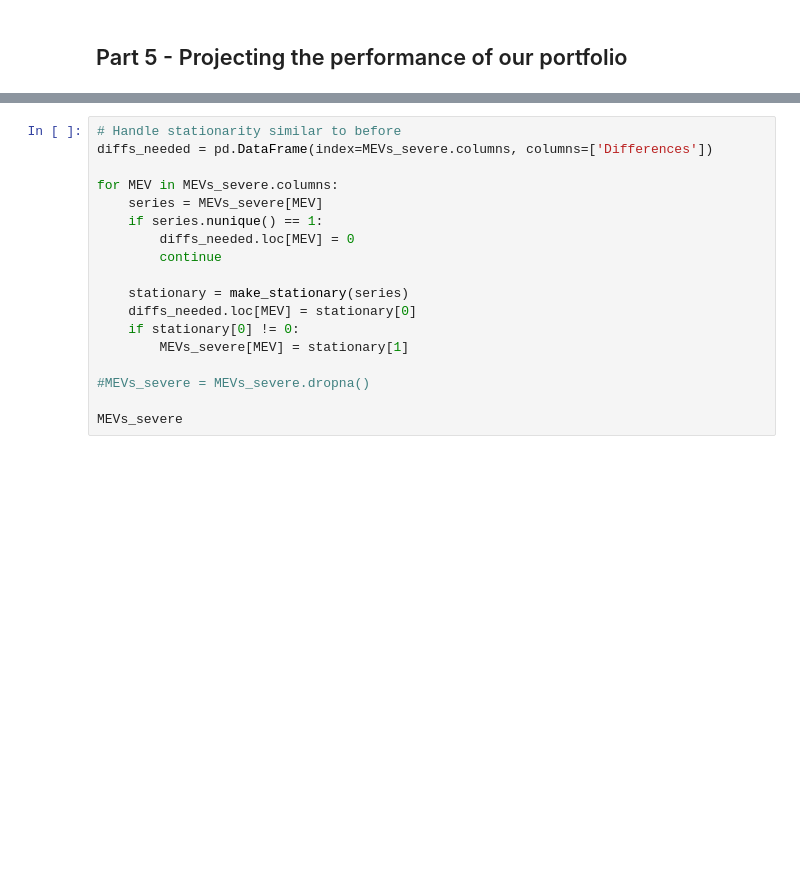
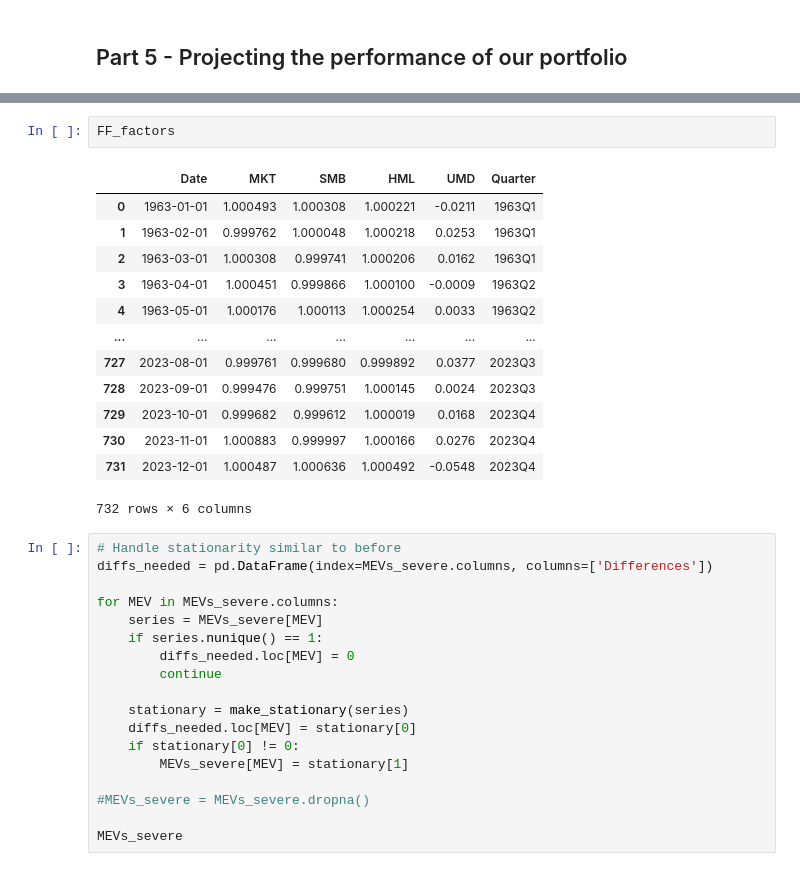
Before and after one commit to vafang25/Econ_Project_2, a Jupyter notebook: Data_Project_2.ipynb, the cells around one changed output, grey strips where cells are left out. Cells and saved outputs as stored; diff of their text form; blank space fills up the shorter version.

```diff
--- a/Data_Project_2.ipynb
+++ b/Data_Project_2.ipynb
@@ -546,6 +557,22 @@ predicted_FF_factors = predict_FF_factors(MEVs_severe, trained_model)  # Example
 print(predicted_FF_factors)
 # %% [output]
 KeyError: 0
+# %%
+FF_factors
+# %% [output]
+|  | Date | MKT | SMB | HML | UMD | Quarter |
+| 0 | 1963-01-01 | 1.000493 | 1.000308 | 1.000221 | -0.0211 | 1963Q1 |
+| 1 | 1963-02-01 | 0.999762 | 1.000048 | 1.000218 | 0.0253 | 1963Q1 |
+| 2 | 1963-03-01 | 1.000308 | 0.999741 | 1.000206 | 0.0162 | 1963Q1 |
+| 3 | 1963-04-01 | 1.000451 | 0.999866 | 1.000100 | -0.0009 | 1963Q2 |
+| 4 | 1963-05-01 | 1.000176 | 1.000113 | 1.000254 | 0.0033 | 1963Q2 |
+| ... | ... | ... | ... | ... | ... | ... |
+| 727 | 2023-08-01 | 0.999761 | 0.999680 | 0.999892 | 0.0377 | 2023Q3 |
+| 728 | 2023-09-01 | 0.999476 | 0.999751 | 1.000145 | 0.0024 | 2023Q3 |
+| 729 | 2023-10-01 | 0.999682 | 0.999612 | 1.000019 | 0.0168 | 2023Q4 |
+| 730 | 2023-11-01 | 1.000883 | 0.999997 | 1.000166 | 0.0276 | 2023Q4 |
+| 731 | 2023-12-01 | 1.000487 | 1.000636 | 1.000492 | -0.0548 | 2023Q4 |
+732 rows × 6 columns
 # %%
 # Handle stationarity similar to before
 diffs_needed = pd.DataFrame(index=MEVs_severe.columns, columns=['Differences'])
```
Also changed, not shown: parts of 1 cell of this notebook.
